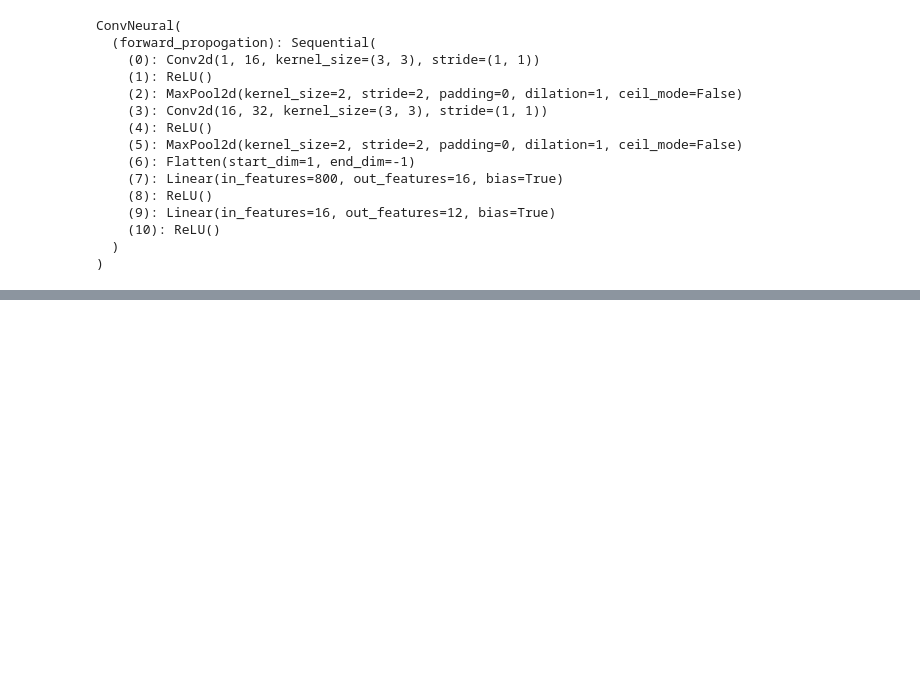
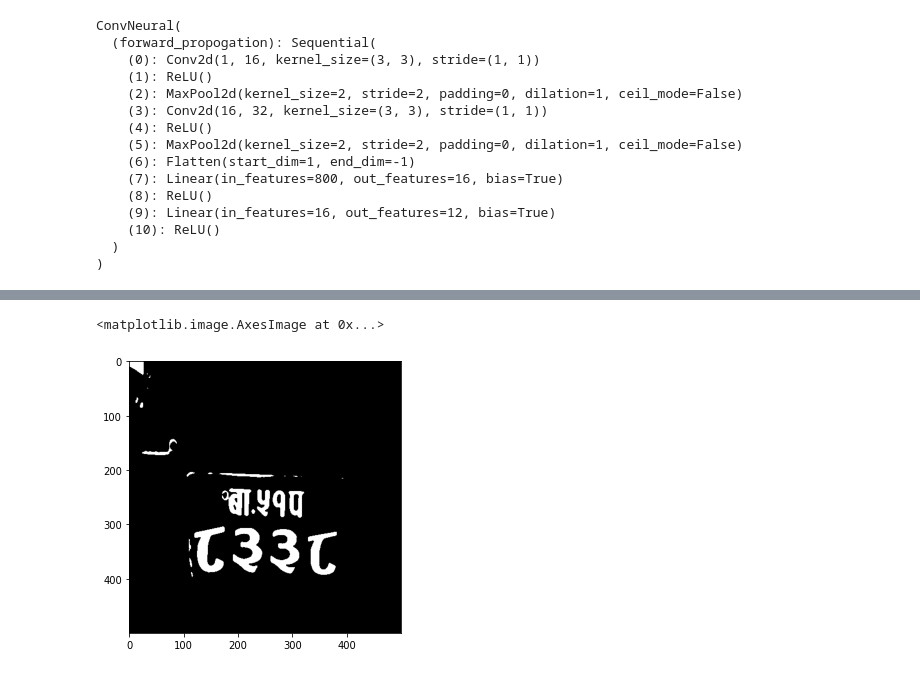
Before and after one commit to Panas18/CNN-NumberPlateRecognization, a Jupyter notebook: CNN.ipynb, the cells around one changed output, grey strips where cells are left out. Drawn from its saved outputs; the diff is of its cells as text; code cells hidden in the pictures; blank space fills up the shorter version.

```diff
--- a/CNN.ipynb
+++ b/CNN.ipynb
@@ -220,0 +228,7 @@ Downloading: "https://download.pytorch.org/models/vgg16-397923af.pth" to /home/p
+# %%
+_, thresh = cv2.threshold(blurred, 170, 255, 0)
+plt.figure(figsize=(5,5))
+plt.imshow(thresh, cmap='gray')
+# %% [output]
+<matplotlib.image.AxesImage at 0x...>
+[figure, added]
```
Also changed, not shown: parts of 14 cells of this notebook.
